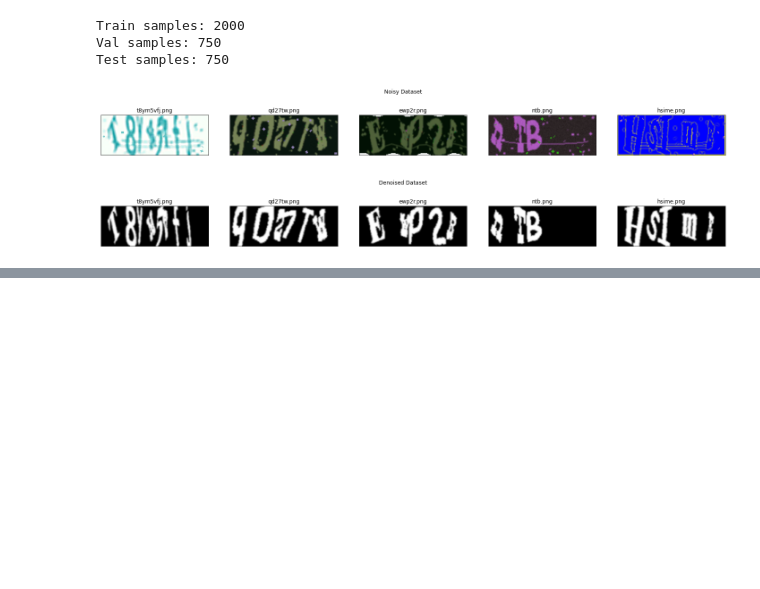
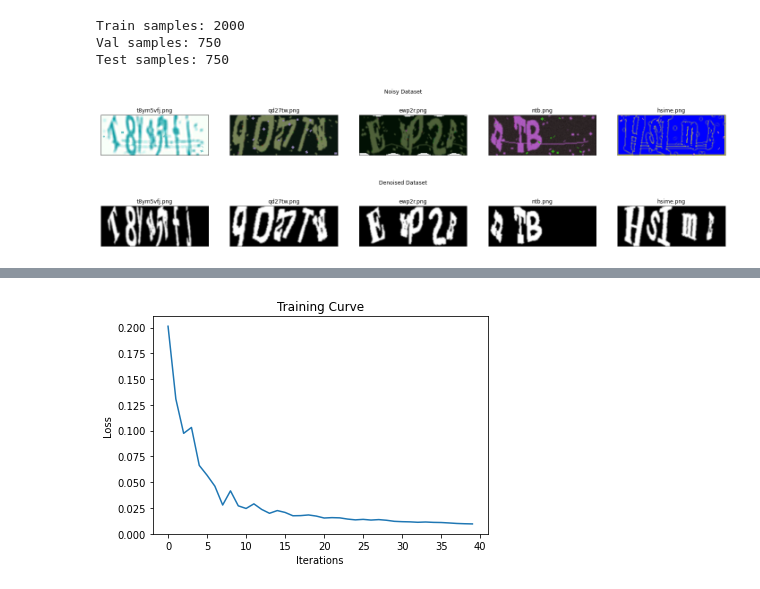
Before and after one commit to Thanoshan/Talos-Captcha-Kraken, a Jupyter notebook: notebooks/005_AE_RNN.ipynb, the cells around one changed output, grey strips where cells are left out. Cells and saved outputs as stored; diff of their text form; code cells hidden in the pictures; blank space fills up the shorter version.

```diff
--- a/notebooks/005_AE_RNN.ipynb
+++ b/notebooks/005_AE_RNN.ipynb
@@ -124,11 +153,12 @@ Test samples: 750
 # %%
-class Autoencoder(nn.Module):
+# Build a small model to profile the code and try training first
+class ConvolutionalAutoencoder(nn.Module):
     def __init__(self, conv_channels=None, kernel_sizes=[3,3,5]):
       if conv_channels is None:
         conv_channels = [3, 9, 27, 81]
       self.conv_channels = conv_channels.copy()
       self.kernel_sizes = kernel_sizes.copy()
-      super(Autoencoder, self).__init__()
+      super(ConvolutionalAutoencoder, self).__init__()
       self.encoder = nn.Sequential(
         nn.Conv2d(conv_channels[0], conv_channels[1], kernel_sizes[0]),
         nn.ReLU(),
@@ -151,0 +230,14 @@ class Autoencoder(nn.Module):
+# %%
+# test
+CNNRNN_test = CNNEnc_RNNDec()
+print(CNNRNN_test)
+val_loader = torch.utils.data.DataLoader(denoised_val_data,
+                                          batch_size=5,
+                                          num_workers=0,
+                                          shuffle=False)
+data, label = iter(val_loader).next()
+out, h = CNNRNN_test(data)
+print(out)
+readable = out.argmax(dim=-1)
+print(readable.shape)
+print(readable)
@@ -151,0 +446,3 @@ class Autoencoder(nn.Module):
+# %%
+build_and_train_CAE(noisy=False, batch_size=256, num_epochs=5, save_every=1)
+# %% [output]
@@ -151,0 +454 @@ class Autoencoder(nn.Module):
+[figure, added]
```
Also changed, not shown: parts of 30 cells of this notebook.
